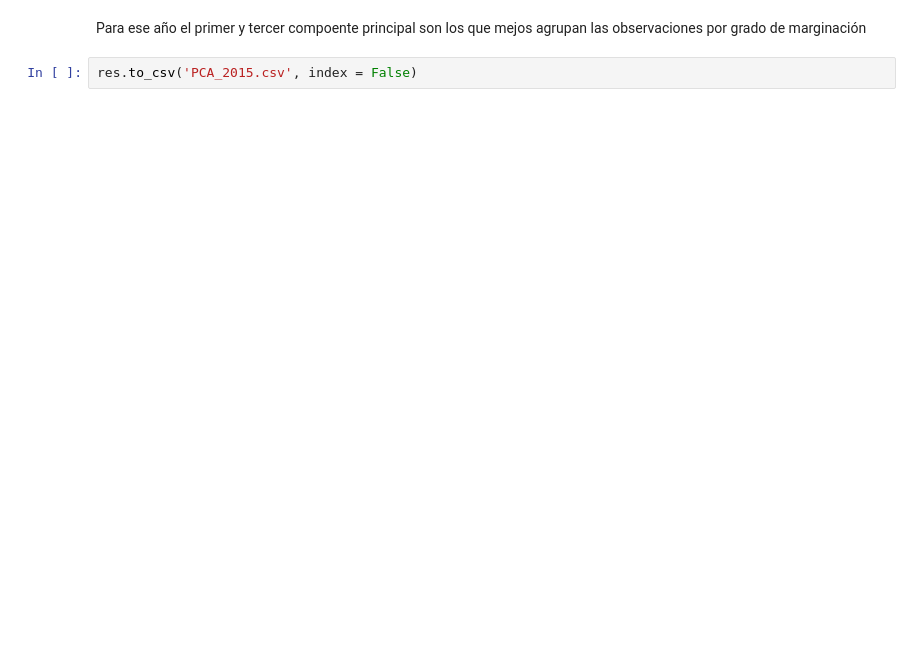
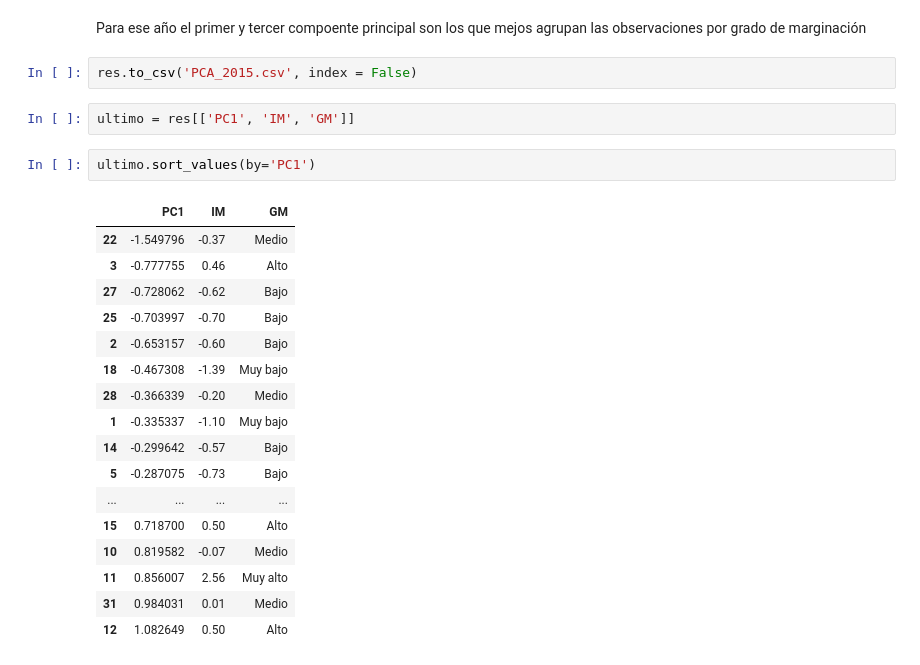
Before and after one commit to AnaTorresR/PracticaFinalMNO, a Jupyter notebook: Jacobi_2015.ipynb, the cells around one changed output. Saved outputs shown, nothing was run; the diff lists cells and outputs as text; blank space fills up the shorter version.

```diff
--- a/Jacobi_2015.ipynb
+++ b/Jacobi_2015.ipynb
@@ -241,3 +265,25 @@ sns.scatterplot(res['PC1'], res['PC3'] * len(res), hue=res['GM'], s=100)
 Para ese año el primer y tercer compoente principal son los que mejos agrupan las observaciones por grado de marginación
 # %%
 res.to_csv('PCA_2015.csv', index = False)
+# %%
+ultimo = res[['PC1', 'IM', 'GM']]
+# %%
+ultimo.sort_values(by='PC1')
+# %% [output]
+|  | PC1 | IM | GM |
+| 22 | -1.549796 | -0.37 | Medio |
+| 3 | -0.777755 | 0.46 | Alto |
+| 27 | -0.728062 | -0.62 | Bajo |
+| 25 | -0.703997 | -0.70 | Bajo |
+| 2 | -0.653157 | -0.60 | Bajo |
+| 18 | -0.467308 | -1.39 | Muy bajo |
+| 28 | -0.366339 | -0.20 | Medio |
+| 1 | -0.335337 | -1.10 | Muy bajo |
+| 14 | -0.299642 | -0.57 | Bajo |
+| 5 | -0.287075 | -0.73 | Bajo |
+| ... | ... | ... | ... |
+| 15 | 0.718700 | 0.50 | Alto |
+| 10 | 0.819582 | -0.07 | Medio |
+| 11 | 0.856007 | 2.56 | Muy alto |
+| 31 | 0.984031 | 0.01 | Medio |
+| 12 | 1.082649 | 0.50 | Alto |
```
Also changed, not shown: parts of 5 cells of this notebook, 4 other files.
